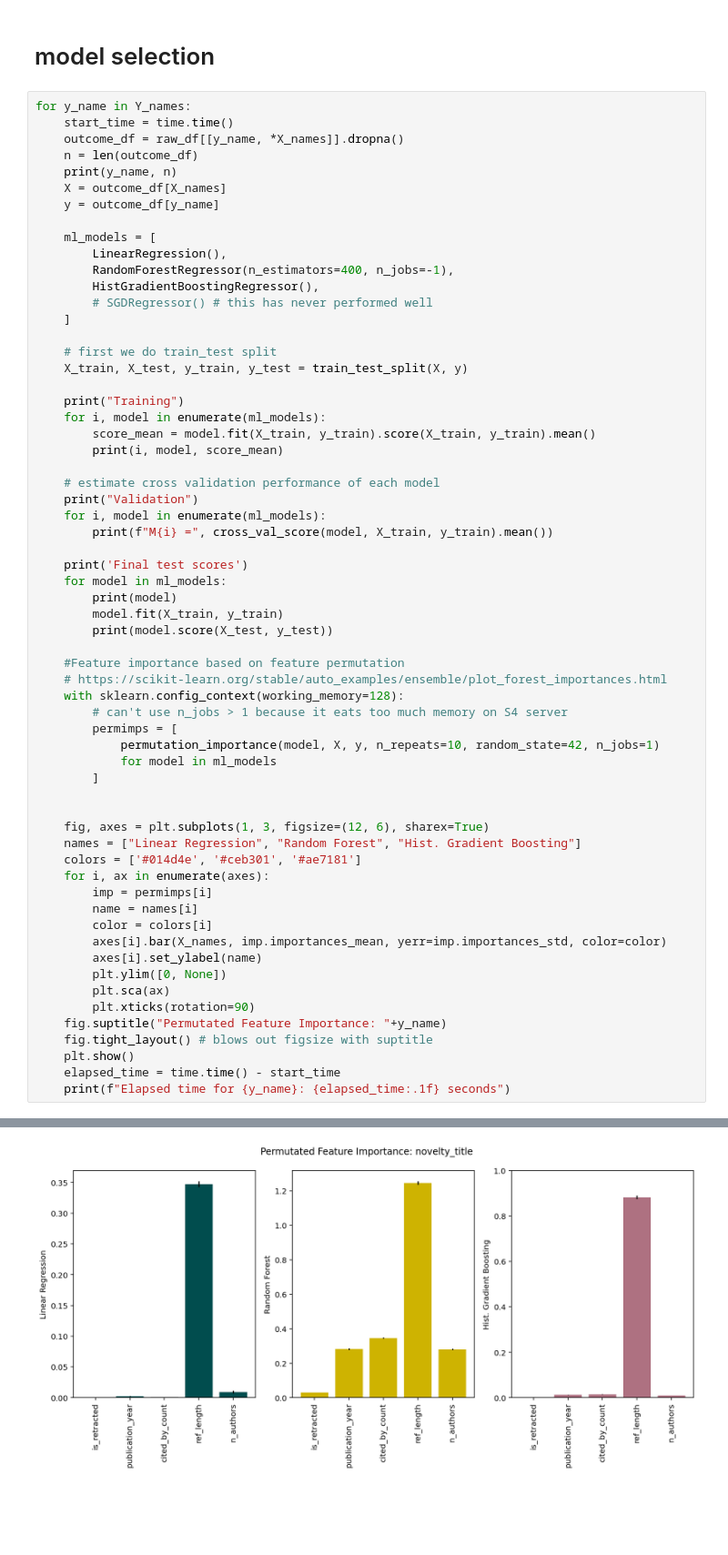
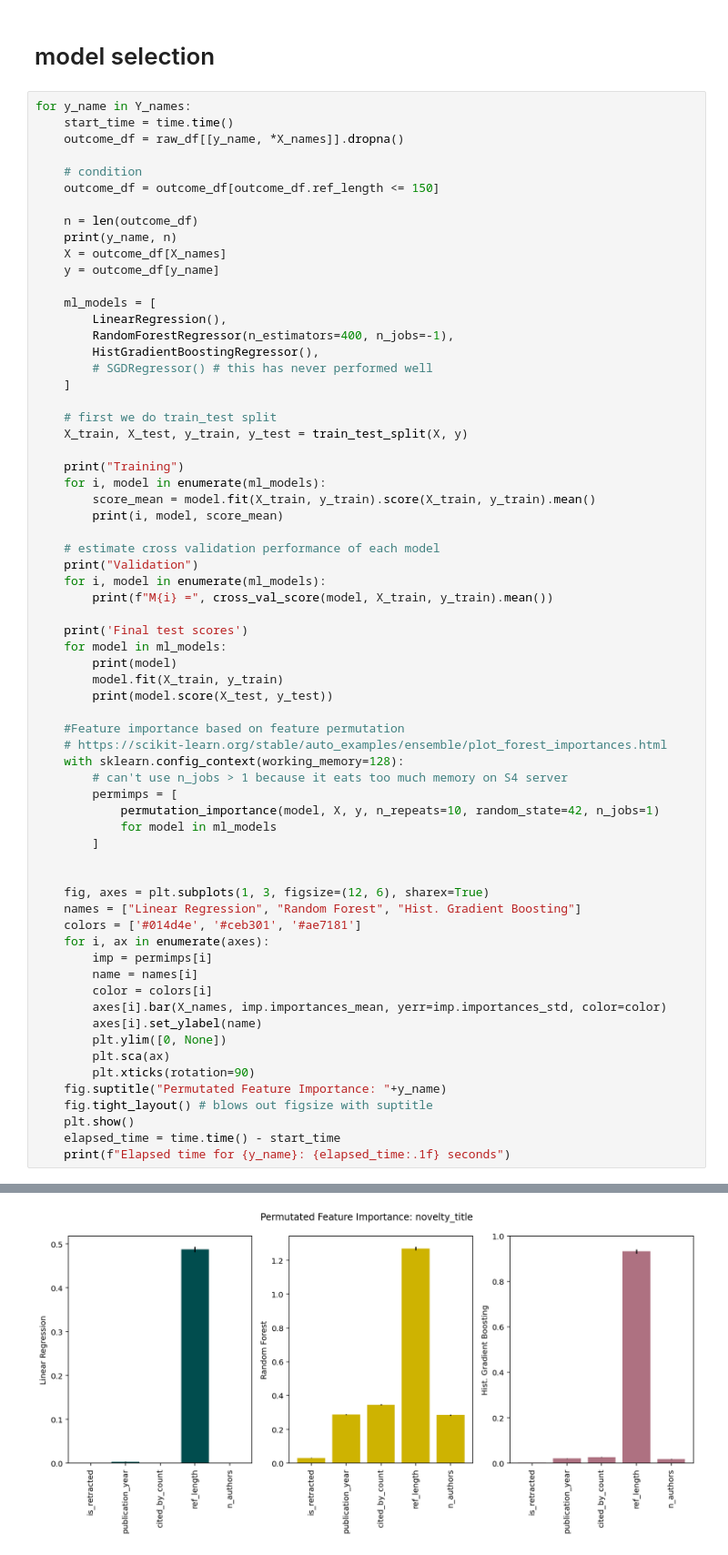
Before and after one commit to vaneseltine/s4-dark-side, a Jupyter notebook: 6_modeling.ipynb, the cells around one changed output, grey strips where cells are left out. Shown at 91% size. Saved outputs shown, nothing was run; the diff lists cells and outputs as text; blank space fills up the shorter version.

```diff
--- a/6_modeling.ipynb
+++ b/6_modeling.ipynb
@@ -100,6 +84,10 @@ df
 for y_name in Y_names:
     start_time = time.time()
     outcome_df = raw_df[[y_name, *X_names]].dropna()
+
+    # condition
+    outcome_df = outcome_df[outcome_df.ref_length <= 150]
+
     n = len(outcome_df)
     print(y_name, n)
     X = outcome_df[X_names]
@@ -179 +166 @@ Elapsed time to compute the importances: 34.300 seconds
-[figure, old version]
+[figure, new version]
```
Also changed, not shown: parts of 3 cells of this notebook, 2 other files.
